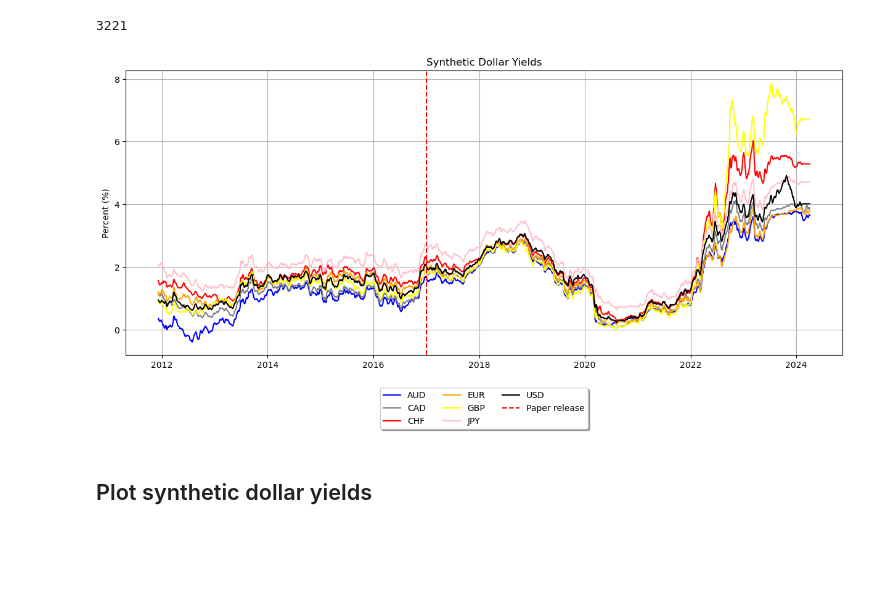
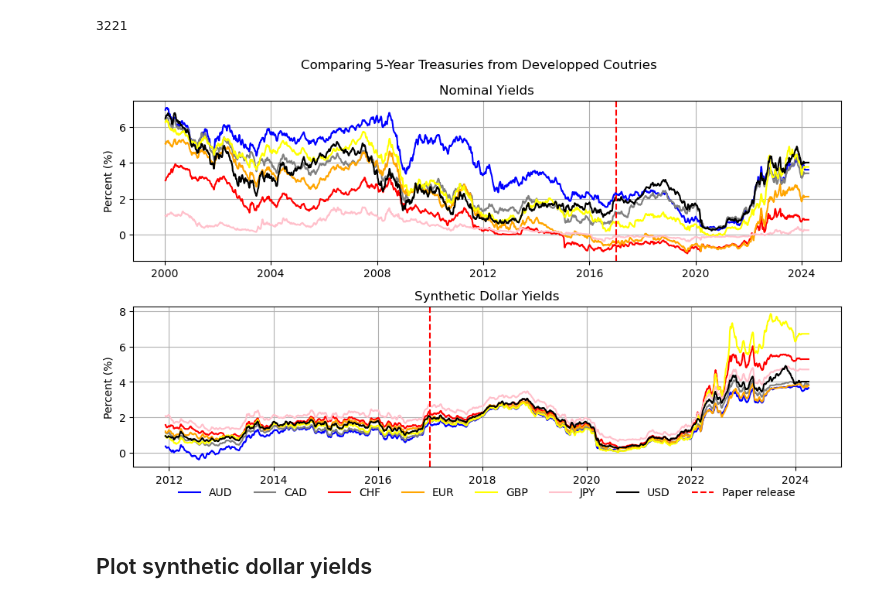
Before and after one commit to NicholasWatney/MGT6769-The-U.S.-Treasury-Premium, a Jupyter notebook: felix_nb2.ipynb, the cells around one changed output. Cells and saved outputs as stored; diff of their text form; code cells hidden in the pictures; blank space fills up the shorter version.

Commit message:
final plot fig 1

```diff
--- a/felix_nb2.ipynb
+++ b/felix_nb2.ipynb
@@ -187,23 +169,46 @@ len(ts)
 # %% [output]
 3221
 # %%
-# Plotting
-plt.figure(figsize=(15, 6))
-plt.plot(ts[6:], pd.Series(au['C1275Y Index']-forward_premium_au).rolling(window=7).mean().dropna(), label='AUD',color = 'blue')
-plt.plot(ts[6:], pd.Series(cad['C1015Y Index']-forward_premium_cad).rolling(window=7).mean().dropna(), label='CAD', color = 'grey')
-plt.plot(ts[6:], pd.Series(chf['C2565Y Index']-forward_premium_chf).rolling(window=7).mean().dropna(), label='CHF',color = 'red')
-plt.plot(ts[6:], pd.Series(eur['C9105Y Index']-forward_premium_eur).rolling(window=7).mean().dropna(), label='EUR',color = 'orange')
-plt.plot(ts[6:], pd.Series(gbp['C1105Y Index']-forward_premium_gbp).rolling(window=7).mean().dropna(), label='GBP',color = 'yellow')
-plt.plot(ts[6:], pd.Series(jpy['C1055Y Index']-forward_premium_jpy).rolling(window=7).mean().dropna(), label='JPY',color = 'pink')
-plt.plot(ts[5:], pd.Series(usd['C0825Y Index'][3106:]).rolling(window=7).mean().dropna(), label='USD',color = 'black')
-plt.axvline(x=pd.Timestamp('2017-01-01'), color='r', linestyle='--', label='Paper release')
-plt.ylabel('Percent (%)')
-plt.legend(loc='upper center', bbox_to_anchor=(0.5, -0.1), fancybox=True, shadow=True, ncol=3)
-plt.title('Synthetic Dollar Yields')
-plt.grid(True)
+fig, (ax1, ax2) = plt.subplots(nrows=2, ncols=1,figsize=(10, 6))
+
+# Plotting nominal
+
+ax1.plot(au['Timestamp'][7:], pd.Series(au['C1275Y Index']).rolling(window=7).mean().dropna(), label='AUD',color = 'blue')
+ax1.plot(cad['Timestamp'][7:], pd.Series(cad['C1015Y Index']).rolling(window=7).mean().dropna(), label='CAD',color = 'grey')
+ax1.plot(chf['Timestamp'][7:], pd.Series(chf['C2565Y Index']).rolling(window=7).mean().dropna(), label='CHF',color = 'red')
+ax1.plot(eur['Timestamp'][7:], pd.Series(eur['C9105Y Index']).rolling(window=7).mean().dropna(), label='EUR',color = 'orange')
+ax1.plot(gbp['Timestamp'][7:], pd.Series(gbp['C1105Y Index']).rolling(window=7).mean().dropna(), label='GBP',color = 'yellow')
+ax1.plot(jpy['Timestamp'][7:], pd.Series(jpy['C1055Y Index']).rolling(window=7).mean().dropna(), label='JPY',color = 'pink')
+ax1.plot(usd['Timestamp'][7:], pd.Series(usd['C0825Y Index']).rolling(window=7).mean().dropna(), label='USD',color = 'black')
+ax1.axvline(x=pd.Timestamp('2017-01-01'), color='r', linestyle='--', label='Paper release')
+ax1.set_ylabel('Percent (%)')
+ax1.set_title('Nominal Yields')
+ax1.grid(True)
+
+# Plotting synthetic usd
+
+ax2.plot(ts[6:], pd.Series(au['C1275Y Index']-forward_premium_au).rolling(window=7).mean().dropna(), label='AUD',color = 'blue')
+ax2.plot(ts[6:], pd.Series(cad['C1015Y Index']-forward_premium_cad).rolling(window=7).mean().dropna(), label='CAD', color = 'grey')
+ax2.plot(ts[6:], pd.Series(chf['C2565Y Index']-forward_premium_chf).rolling(window=7).mean().dropna(), label='CHF',color = 'red')
+ax2.plot(ts[6:], pd.Series(eur['C9105Y Index']-forward_premium_eur).rolling(window=7).mean().dropna(), label='EUR',color = 'orange')
+ax2.plot(ts[6:], pd.Series(gbp['C1105Y Index']-forward_premium_gbp).rolling(window=7).mean().dropna(), label='GBP',color = 'yellow')
+ax2.plot(ts[6:], pd.Series(jpy['C1055Y Index']-forward_premium_jpy).rolling(window=7).mean().dropna(), label='JPY',color = 'pink')
+ax2.plot(ts[5:], pd.Series(usd['C0825Y Index'][3106:]).rolling(window=7).mean().dropna(), label='USD',color = 'black')
+ax2.axvline(x=pd.Timestamp('2017-01-01'), color='r', linestyle='--', label='Paper release')
+ax2.set_ylabel('Percent (%)')
+ax2.legend(loc='upper center', bbox_to_anchor=(0.5, -0.1), frameon=False, borderaxespad=0, ncol=8)
+ax2.set_title('Synthetic Dollar Yields')
+ax2.grid(True)
+
+# Add figure title
+plt.suptitle('Comparing 5-Year Treasuries from Developped Coutries')
+
+# Adjust layout to prevent overlapping
+plt.tight_layout()
+
 plt.show()
 # %% [output]
-[figure, old version]
+[figure, new version]
 # %% [markdown]
 ## Plot synthetic dollar yields
 # %% [markdown]
```
Also changed, not shown: parts of 1 cell of this notebook.
